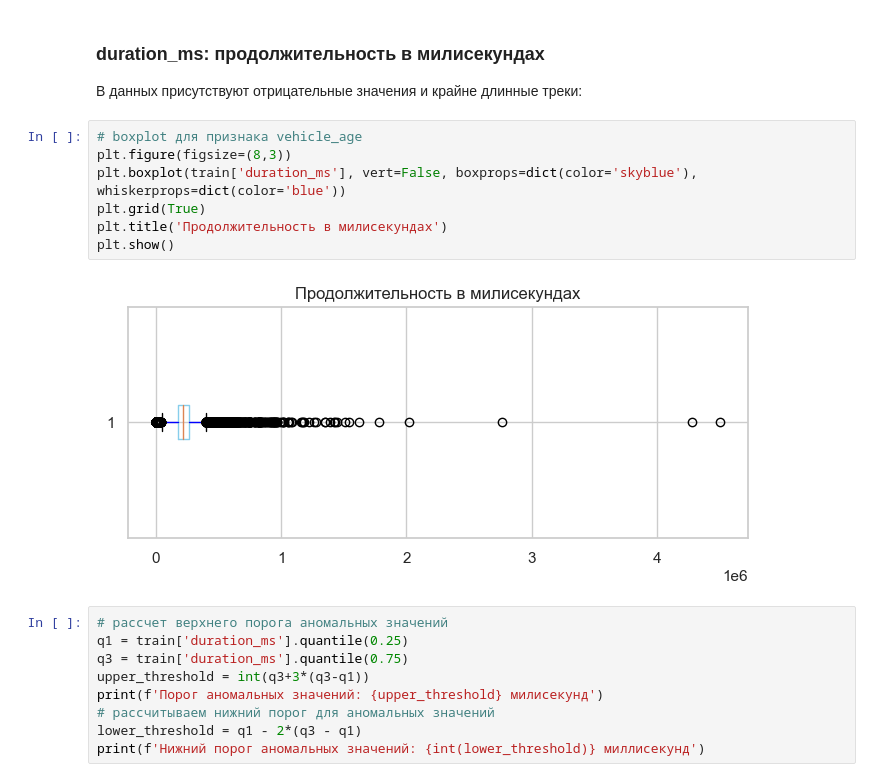
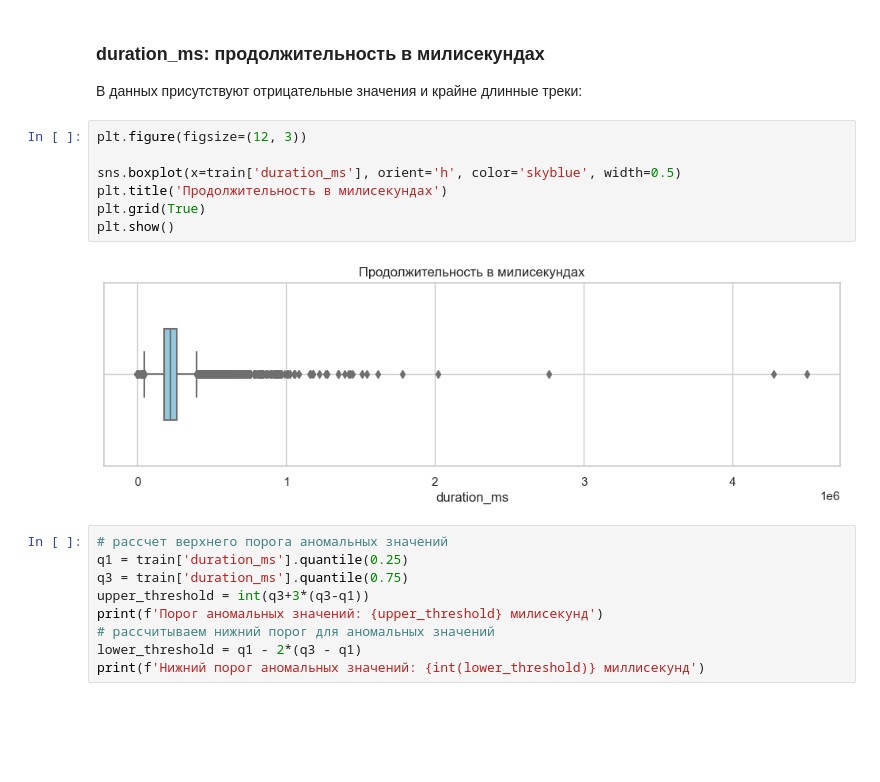
Before and after one commit to Denis-Mukhanov/music-genre-prediction, a Jupyter notebook: music_genre_prediction.ipynb, the cells around one changed output. Cells and saved outputs as stored; diff of their text form; blank space fills up the shorter version.

```diff
--- a/music_genre_prediction.ipynb
+++ b/music_genre_prediction.ipynb
@@ -327,15 +327,15 @@ plt.show()
 ### duration_ms: продолжительность в милисекундах
 
 В данных присутствуют отрицательные значения и крайне длинные треки:
-# %%
-# boxplot для признака vehicle_age
-plt.figure(figsize=(8,3))
-plt.boxplot(train['duration_ms'], vert=False, boxprops=dict(color='skyblue'), whiskerprops=dict(color='blue'))
-plt.grid(True)
-plt.title('Продолжительность в милисекундах')
-plt.show()
-# %% [output]
-[figure, removed]
+# %%
+plt.figure(figsize=(12, 3))
+
+sns.boxplot(x=train['duration_ms'], orient='h', color='skyblue', width=0.5)
+plt.title('Продолжительность в милисекундах')
+plt.grid(True)
+plt.show()
+# %% [output]
+[figure, added]
 # %%
 # рассчет верхнего порога аномальных значений
 q1 = train['duration_ms'].quantile(0.25)
```
Also changed, not shown: parts of 5 cells of this notebook.
